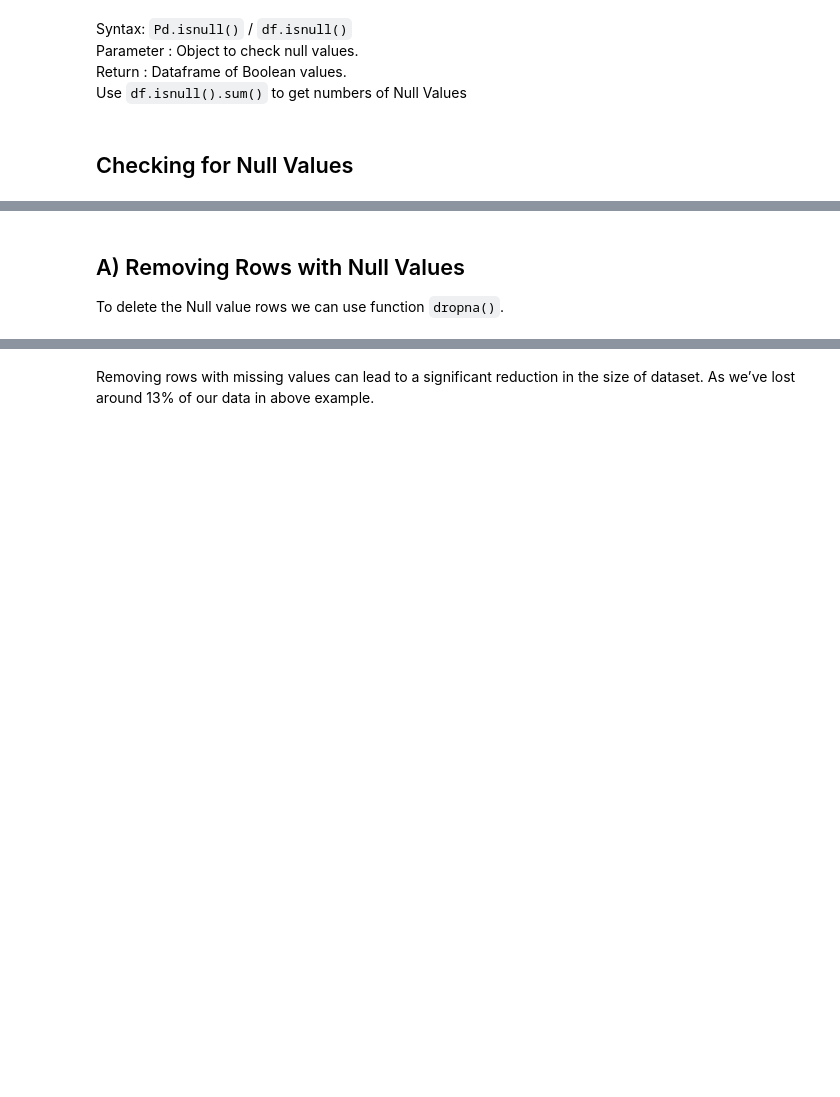
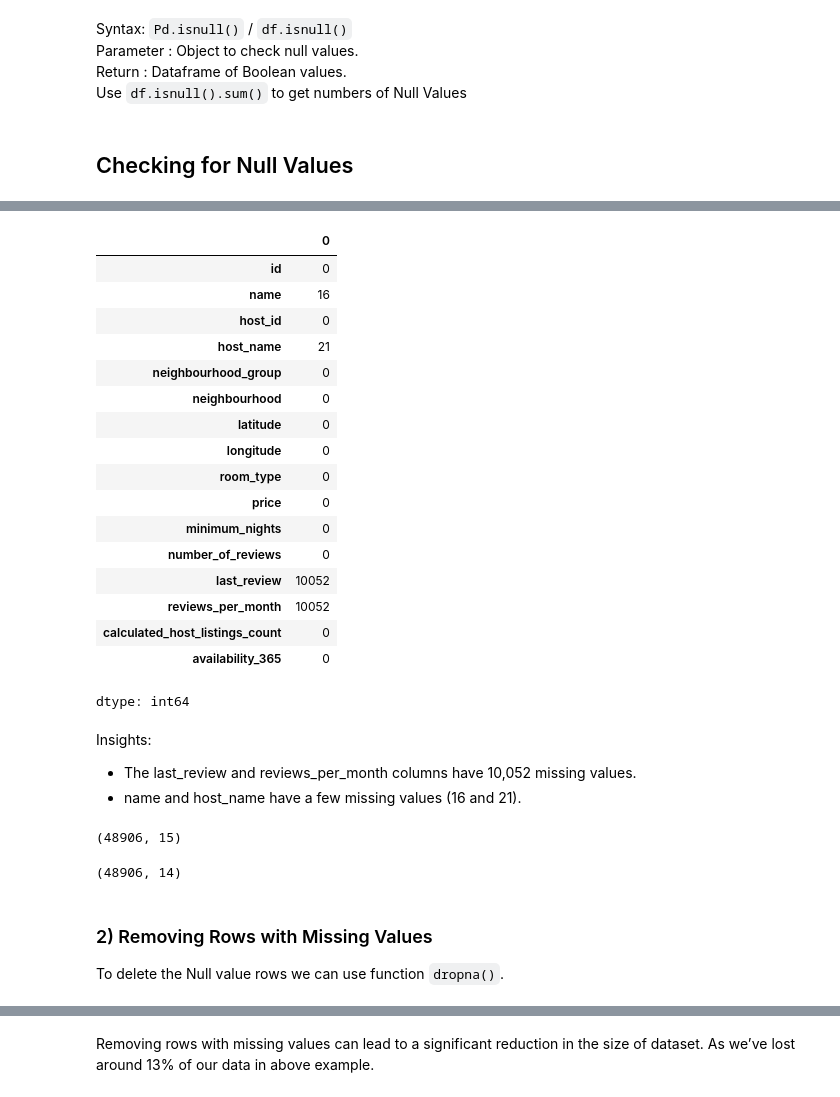
Before and after one commit to toshakgarg/Complete-Machine-learning, a Jupyter notebook: Data Preprocessing/Null Values.ipynb, the cells around one changed output, grey strips where cells are left out. Saved outputs shown, nothing was run; the diff lists cells and outputs as text; code cells hidden in the pictures; blank space fills up the shorter version.

```diff
--- a/Data Preprocessing/Null Values.ipynb
+++ b/Data Preprocessing/Null Values.ipynb
@@ -47,0 +100,25 @@ Google_PS.isnull().sum()
+# %%
+AB_Data.isnull().sum()
+# %% [output]
+|  | 0 |
+| id | 0 |
+| name | 16 |
+| host_id | 0 |
+| host_name | 21 |
+| neighbourhood_group | 0 |
+| neighbourhood | 0 |
+| latitude | 0 |
+| longitude | 0 |
+| room_type | 0 |
+| price | 0 |
+| minimum_nights | 0 |
+| number_of_reviews | 0 |
+| last_review | 10052 |
+| reviews_per_month | 10052 |
+| calculated_host_listings_count | 0 |
+| availability_365 | 0 |
+dtype: int64
+# %% [markdown]
+Insights:
+* The last_review and reviews_per_month columns have 10,052 missing values.
+* name and host_name have a few missing values (16 and 21).
@@ -48,3 +128,9 @@ Google_PS.isnull().sum()
+# %%
+display(AB_Data.shape)
+display(AB1.shape)
+# %% [output]
+(48906, 15)
+(48906, 14)
 # %% [markdown]
-## A) Removing Rows with Null Values
+### 2) Removing Rows with Missing Values
 To delete the Null value rows we can use function `dropna()`.
```
Also changed, not shown: parts of 33 cells of this notebook, 1 other file.
